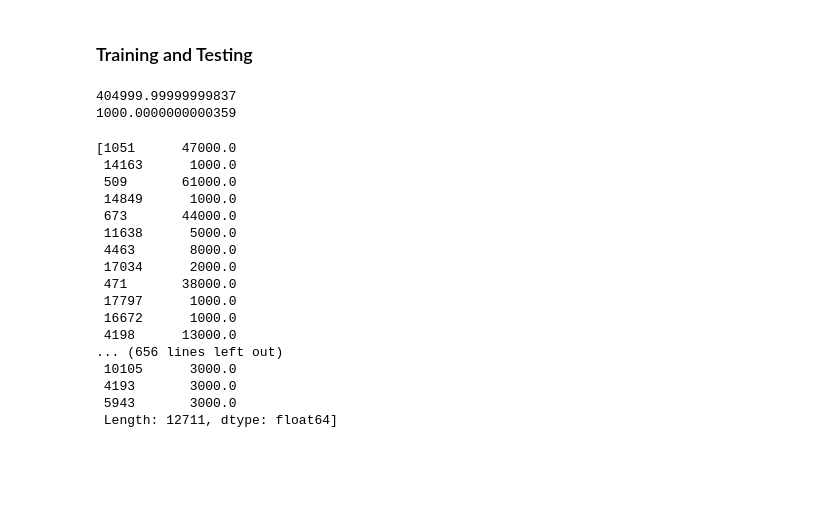
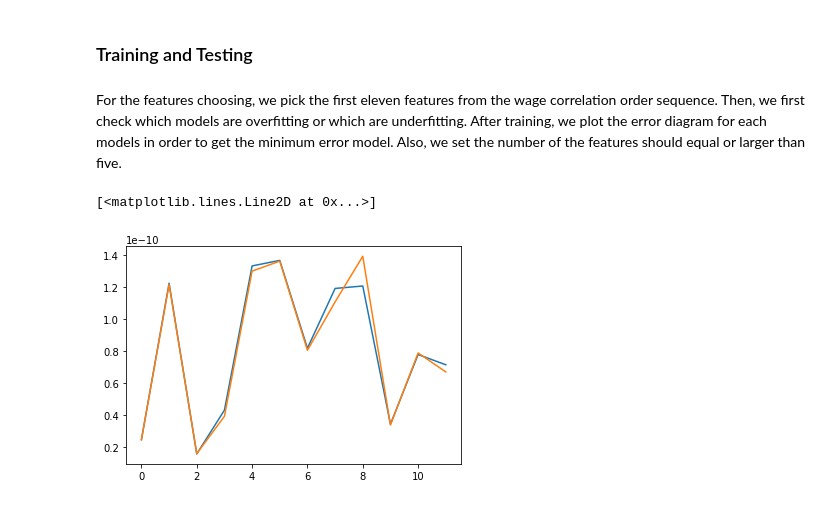
Before and after one commit to PinHoWang/NEU_INFO6105, a Jupyter notebook: Assignment2/Assignment2.ipynb, the cells around one changed output. Drawn from its saved outputs; the diff is of its cells as text; code cells hidden in the pictures; blank space fills up the shorter version.

```diff
--- a/Assignment2/Assignment2.ipynb
+++ b/Assignment2/Assignment2.ipynb
@@ -785,4 +827,7 @@ Ttest_indResult(statistic=321.3658905011848, pvalue=0.0)
 ## Modeling
 # %% [markdown]
 ### Training and Testing
+# %% [markdown]
+For the features choosing, we pick the first eleven features from the wage correlation order sequence. Then, we first check which models are overfitting or which are underfitting.
+After training, we plot the error diagram for each models in order to get the minimum error model. Also, we set the number of the features should equal or larger than five.
 # %%
@@ -861,29 +922,10 @@ for i in range(0, len(featureOrder)):
 # %%
 # plt.scatter(diabetes_X_test, diabetes_y_test,  color='black')
 # plt.plot(diabetes_X_test, diabetes_y_pred, color='blue', linewidth=3)
-# %%
-print(test_pred_YY[0].max())
-print(test_pred_YY[0].min())
-# %% [output]
-404999.99999999837
-1000.0000000000359
-# %%
-train_pred_YY
-# %% [output]
-[1051      47000.0
- 14163      1000.0
- 509       61000.0
- 14849      1000.0
- 673       44000.0
- 11638      5000.0
- 4463       8000.0
- 17034      2000.0
- 471       38000.0
- 17797      1000.0
- 16672      1000.0
- 4198      13000.0
-... (656 lines left out)
- 10105      3000.0
- 4193       3000.0
- 5943       3000.0
- Length: 12711, dtype: float64]
+# %%
+# plt.plot(np.transpose(rmse_test))
+plt.plot(rmse_test)
+plt.plot(rmse_train)
+# %% [output]
+[<matplotlib.lines.Line2D at 0x...>]
+[figure, added]
```
Also changed, not shown: parts of 37 cells of this notebook.
